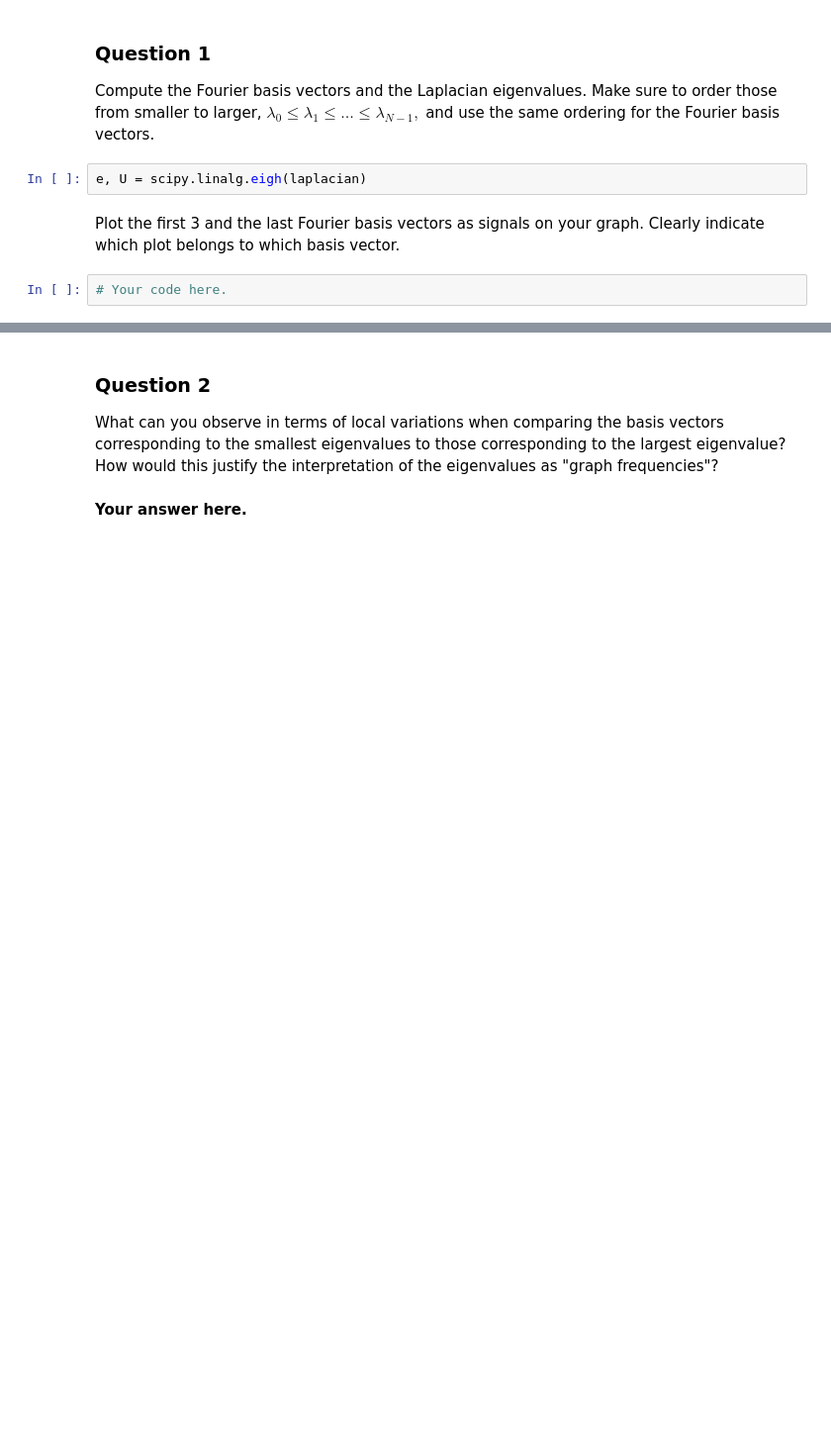
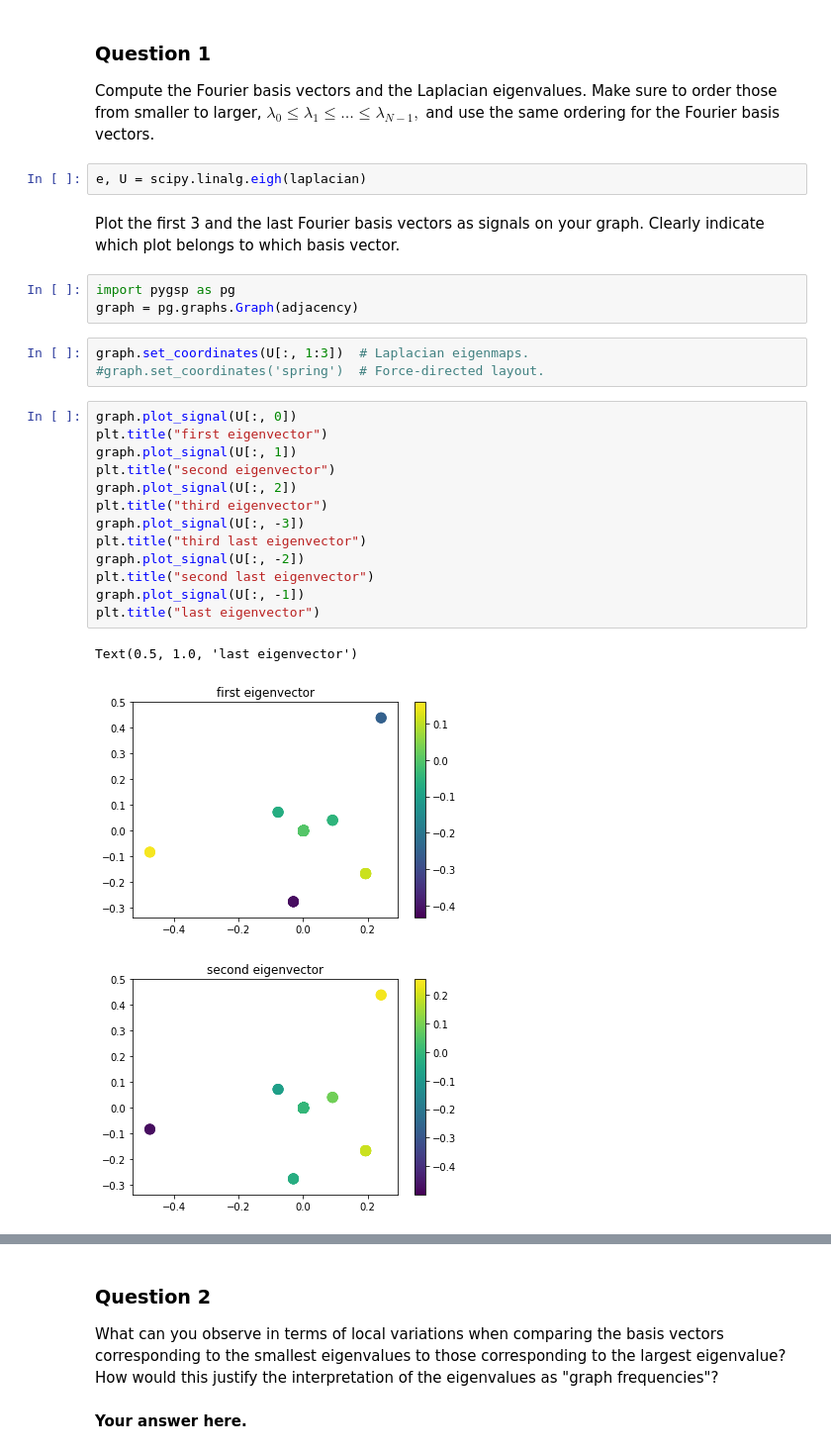
Before and after one commit to dsalathe/group_ntds, a Jupyter notebook: 4_graph_signal_processing.ipynb, the cells around one changed output, grey strips where cells are left out. Shown at 99% size. Saved outputs shown, nothing was run; the diff lists cells and outputs as text; blank space fills up the shorter version.

```diff
--- a/4_graph_signal_processing.ipynb
+++ b/4_graph_signal_processing.ipynb
@@ -105,5 +142,26 @@ Compute the Fourier basis vectors and the Laplacian eigenvalues. Make sure to or
 e, U = scipy.linalg.eigh(laplacian)
 # %% [markdown]
 Plot the first 3 and the last Fourier basis vectors as signals on your graph. Clearly indicate which plot belongs to which basis vector.
-# %%
-# Your code here.
+# %%
+import pygsp as pg
+graph = pg.graphs.Graph(adjacency)
+# %%
+graph.set_coordinates(U[:, 1:3])  # Laplacian eigenmaps.
+#graph.set_coordinates('spring')  # Force-directed layout.
+# %%
+graph.plot_signal(U[:, 0])
+plt.title("first eigenvector")
+graph.plot_signal(U[:, 1])
+plt.title("second eigenvector")
+graph.plot_signal(U[:, 2])
+plt.title("third eigenvector")
+graph.plot_signal(U[:, -3])
+plt.title("third last eigenvector")
+graph.plot_signal(U[:, -2])
+plt.title("second last eigenvector")
+graph.plot_signal(U[:, -1])
+plt.title("last eigenvector")
+# %% [output]
+Text(0.5, 1.0, 'last eigenvector')
+[figure, added]
+[figure, added]
```
Also changed, not shown: parts of 6 cells of this notebook, 1 other file.
